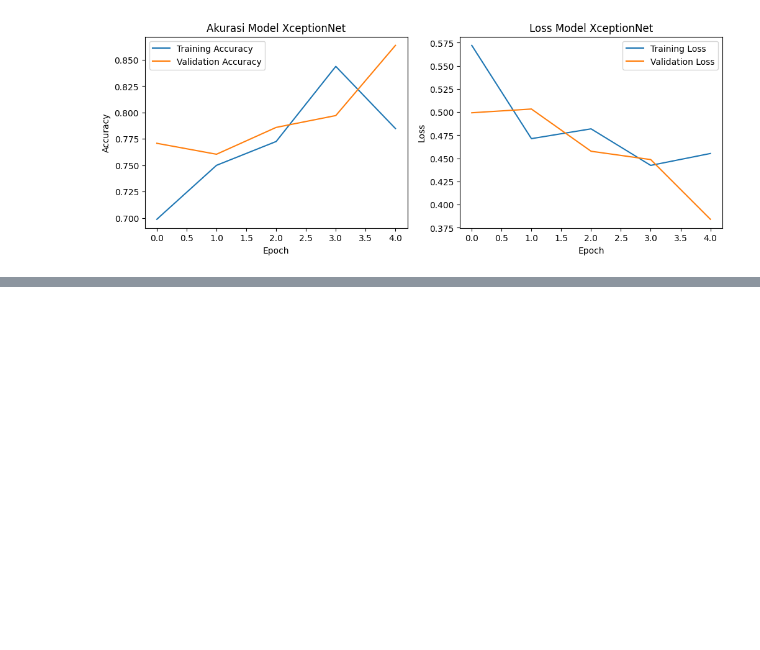
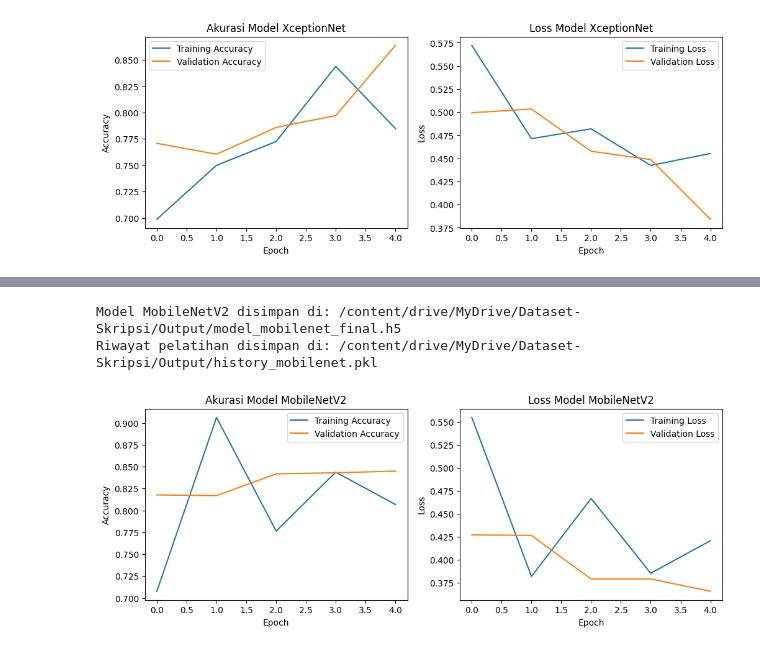
Before and after one commit to MhThorq/CNN-Deepfake, a Jupyter notebook: CNN-Deepfake.ipynb, the cells around one changed output, grey strips where cells are left out. Drawn from its saved outputs; the diff is of its cells as text; code cells hidden in the pictures; blank space fills up the shorter version.

Commit message:
2 models 5 epochs done

```diff
--- a/CNN-Deepfake.ipynb
+++ b/CNN-Deepfake.ipynb
@@ -451,0 +545,36 @@ Riwayat pelatihan disimpan di: /content/drive/MyDrive/Dataset-Skripsi/Output/his
+# %%
+# Simpan model yang sudah dilatih
+model_path_mobilenet = os.path.join(output_dir, 'model_mobilenet_final.h5')
+model_mobilenet.save(model_path_mobilenet)
+print(f"Model MobileNetV2 disimpan di: {model_path_mobilenet}")
+
+# Simpan riwayat pelatihan (untuk dibuat grafik nanti)
+history_path_mobilenet = os.path.join(output_dir, 'history_mobilenet.pkl')
+with open(history_path_mobilenet, 'wb') as f:
+    pickle.dump(history_mobilenet.history, f)
+
+print(f"Riwayat pelatihan disimpan di: {history_path_mobilenet}")
+
+# --- Plot Grafik Pelatihan ---
+plt.figure(figsize=(12, 4))
+
+# Plot Akurasi
+plt.subplot(1, 2, 1)
+plt.plot(history_mobilenet.history['accuracy'], label='Training Accuracy')
+plt.plot(history_mobilenet.history['val_accuracy'], label='Validation Accuracy')
+plt.title('Akurasi Model MobileNetV2')
+plt.xlabel('Epoch')
+plt.ylabel('Accuracy')
+plt.legend()
+
+# Plot Loss
+plt.subplot(1, 2, 2)
+plt.plot(history_mobilenet.history['loss'], label='Training Loss')
+plt.plot(history_mobilenet.history['val_loss'], label='Validation Loss')
+plt.title('Loss Model MobileNetV2')
+plt.xlabel('Epoch')
+plt.ylabel('Loss')
+plt.legend()
+
+plt.show()
+# %% [output]
@@ -451,0 +582,3 @@ Riwayat pelatihan disimpan di: /content/drive/MyDrive/Dataset-Skripsi/Output/his
+Model MobileNetV2 disimpan di: /content/drive/MyDrive/Dataset-Skripsi/Output/model_mobilenet_final.h5
+Riwayat pelatihan disimpan di: /content/drive/MyDrive/Dataset-Skripsi/Output/history_mobilenet.pkl
+[figure, added]
```
Also changed, not shown: parts of 3 cells of this notebook.
